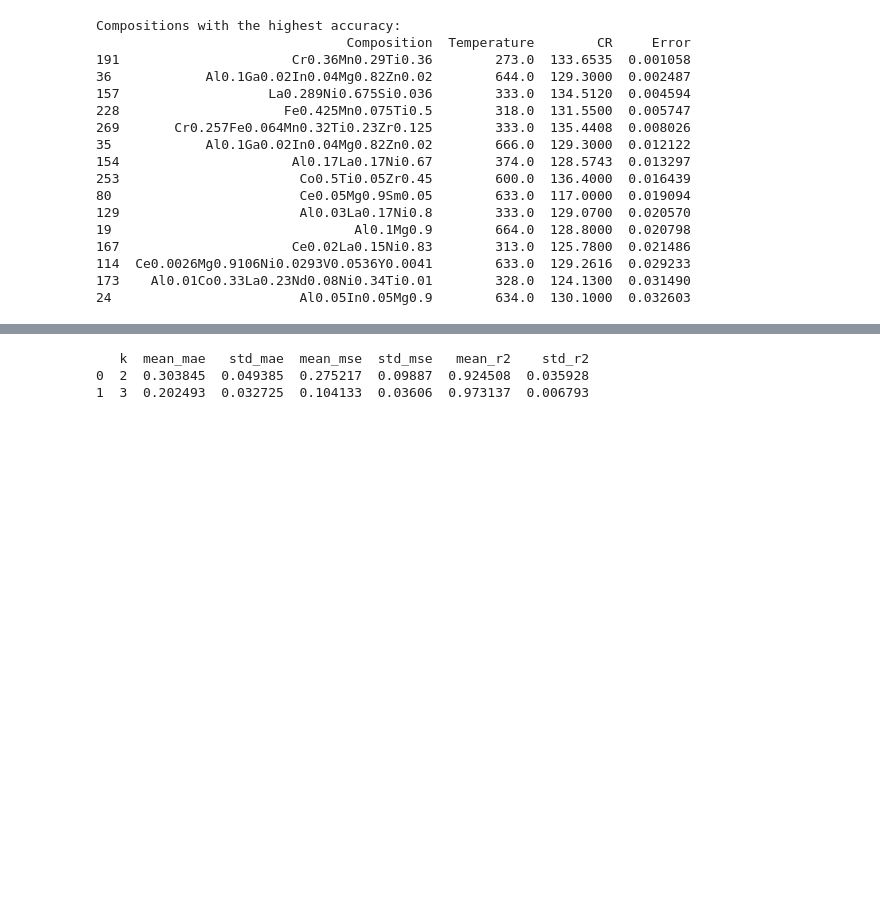
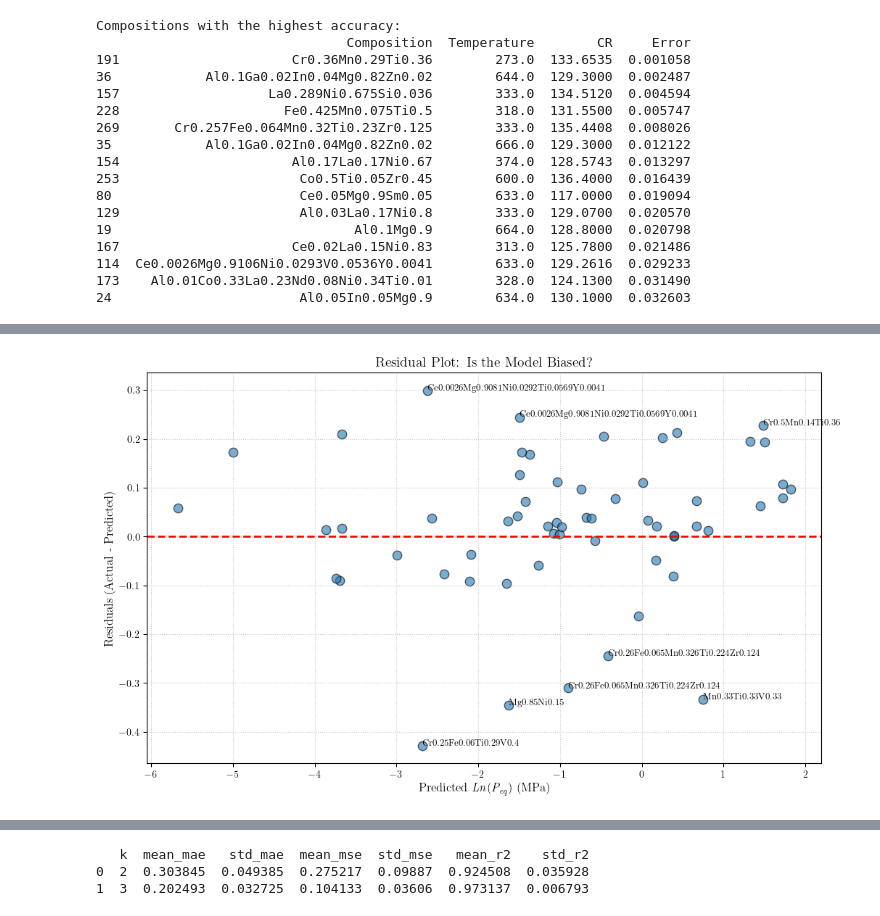
Before and after one commit to catastropiyush/EquiP, a Jupyter notebook: EquiP_Demo.ipynb, the cells around one changed output, grey strips where cells are left out. Saved outputs shown, nothing was run; the diff lists cells and outputs as text; code cells hidden in the pictures; blank space fills up the shorter version.

```diff
--- a/EquiP_Demo.ipynb
+++ b/EquiP_Demo.ipynb
@@ -478,0 +591,32 @@ Compositions with the highest accuracy:
+# %%
+# 1. Calculate Residuals
+y_test_pred = kr.predict(X_test)
+residuals = y_test - y_test_pred
+
+# 2. Create a Results DataFrame
+res_df = pd.DataFrame({
+    'Composition': data.loc[X_test.index, 'composition_final'],
+    'Predicted': y_test_pred,
+    'Residual': residuals
+})
+
+# 3. Plotting
+plt.figure(figsize=(12, 7))
+plt.axhline(y=0, color='red', linestyle='--', linewidth=2) # The "Perfect Prediction" line
+
+# Scatter plot of residuals
+plt.scatter(res_df['Predicted'], res_df['Residual'], alpha=0.6, s=80, edgecolors='k')
+
+# Label only the high-error outliers to keep the plot clean
+for i in range(len(res_df)):
+    if abs(res_df['Residual'].iloc[i]) > res_df['Residual'].std() * 1.5:
+        plt.text(res_df['Predicted'].iloc[i], res_df['Residual'].iloc[i],
+                 res_df['Composition'].iloc[i], fontsize=9)
+
+plt.xlabel('Predicted $\it{Ln(P_{eq})}$ (MPa)', fontsize=12)
+plt.ylabel('Residuals (Actual - Predicted)', fontsize=12)
+plt.title('Residual Plot: Is the Model Biased?', fontsize=14)
+plt.grid(True, linestyle=':', alpha=0.7)
+plt.show()
+# %% [output]
+[figure, added]
```
Also changed, not shown: parts of 14 cells of this notebook.
